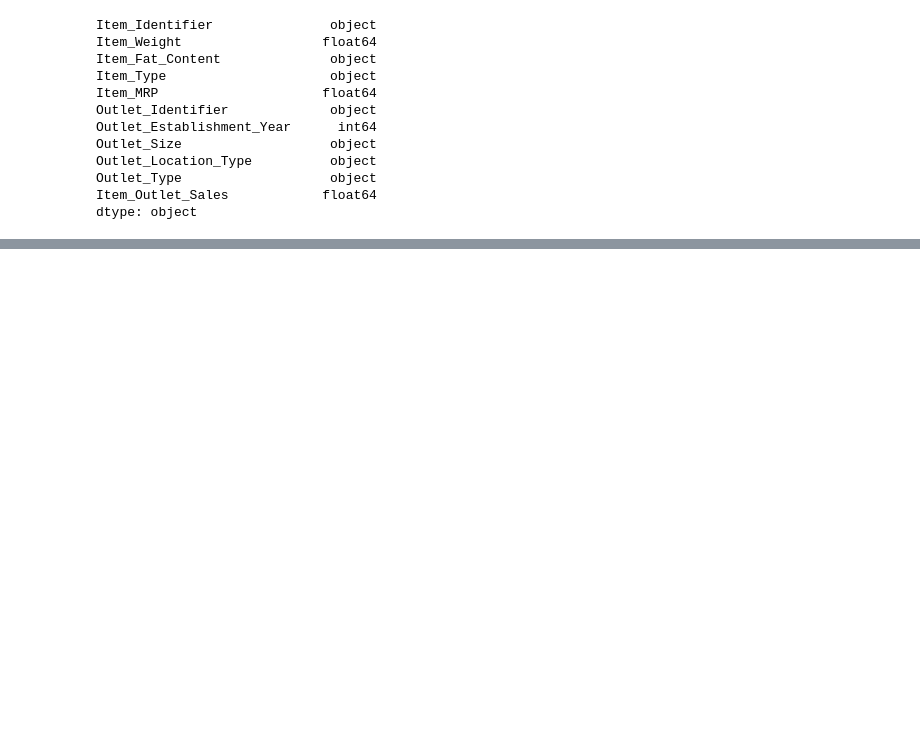
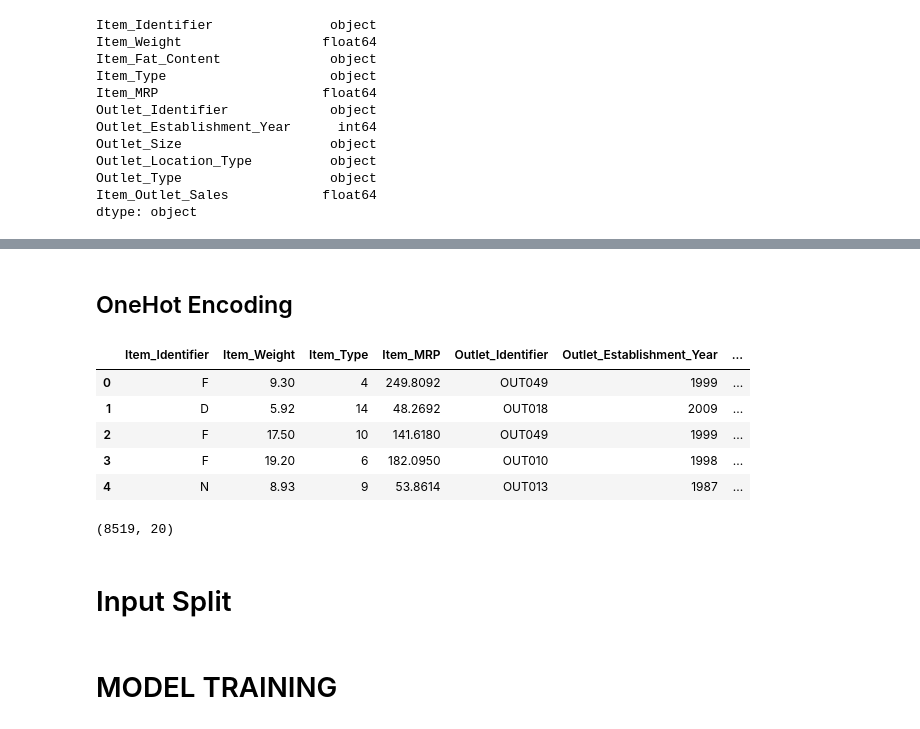
Before and after one commit to sebagit914/sales_predictions, a Jupyter notebook: Sales.ipynb, the cells around one changed output, grey strips where cells are left out. Cells and saved outputs as stored; diff of their text form; code cells hidden in the pictures; blank space fills up the shorter version.

```diff
--- a/Sales.ipynb
+++ b/Sales.ipynb
@@ -561,0 +581,19 @@ dtype: object
+# %% [markdown]
+## OneHot Encoding
+# %%
+#item type tiene muchos valores. Por lo tanto no considera en dummies
+df = pd.get_dummies(df, columns = ['Item_Fat_Content','Outlet_Size', 'Outlet_Type', 'Outlet_Location_Type'])
+df.head()
+# %% [output]
+|  | Item_Identifier | Item_Weight | Item_Type | Item_MRP | Outlet_Identifier | Outlet_Establishment_Year | ... |
+| 0 | F | 9.30 | 4 | 249.8092 | OUT049 | 1999 | ... |
+| 1 | D | 5.92 | 14 | 48.2692 | OUT018 | 2009 | ... |
+| 2 | F | 17.50 | 10 | 141.6180 | OUT049 | 1999 | ... |
+| 3 | F | 19.20 | 6 | 182.0950 | OUT010 | 1998 | ... |
+| 4 | N | 8.93 | 9 | 53.8614 | OUT013 | 1987 | ... |
+# %%
+df.shape
+# %% [output]
+(8519, 20)
+# %% [markdown]
+# Input Split
@@ -561,0 +603,2 @@ dtype: object
+# %% [markdown]
+# MODEL TRAINING
```
Also changed, not shown: parts of 20 cells of this notebook.
